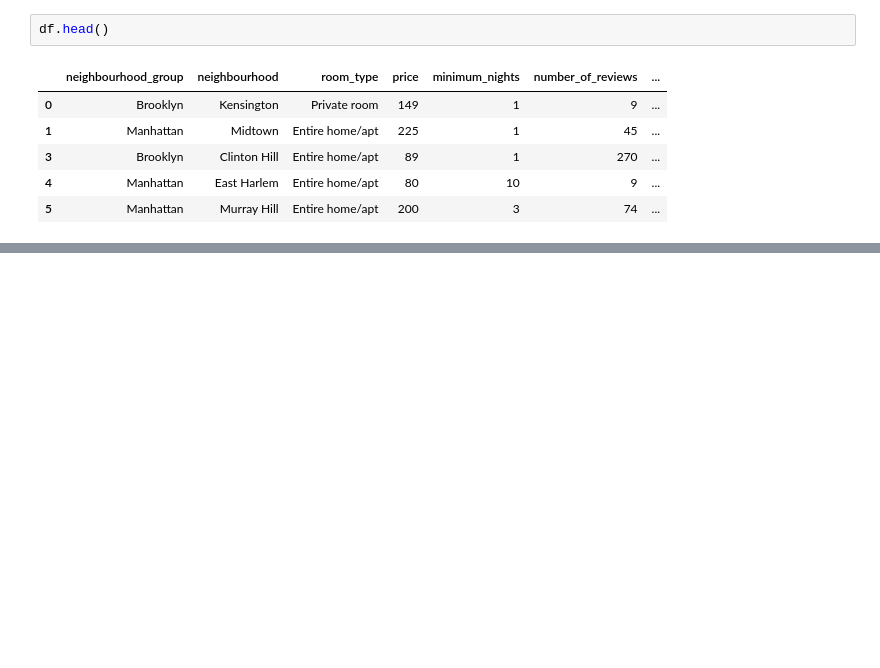
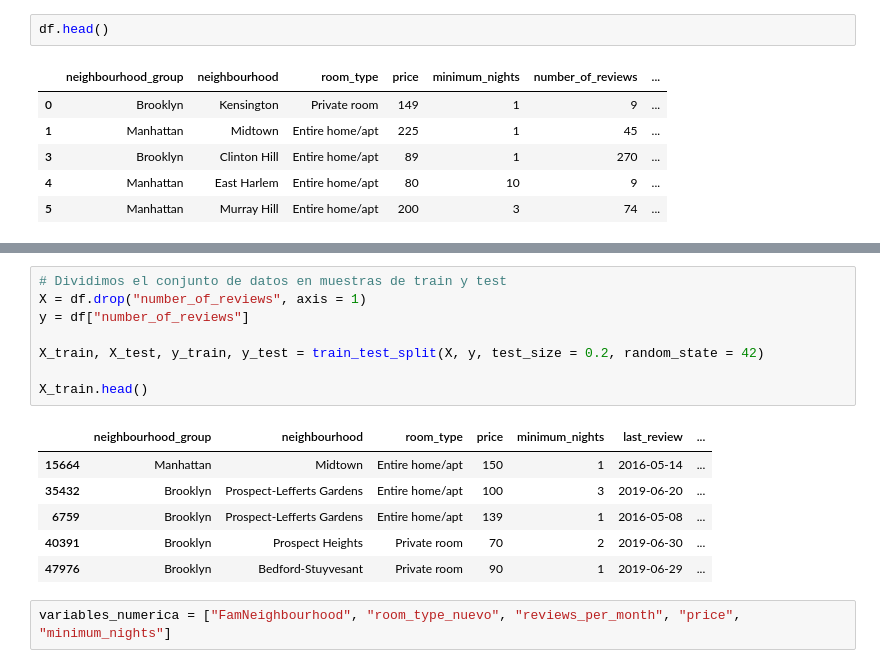
Before and after one commit to Jorge3127/machine-learning-python-template-Jorge3127, a Jupyter notebook: src/explore.ipynb, the cells around one changed output, grey strips where cells are left out. Drawn from its saved outputs; the diff is of its cells as text; blank space fills up the shorter version.

```diff
--- a/src/explore.ipynb
+++ b/src/explore.ipynb
@@ -663,0 +695,17 @@ See the caveats in the documentation: https://pandas.pydata.org/pandas-docs/stab
+# %%
+# Dividimos el conjunto de datos en muestras de train y test
+X = df.drop("number_of_reviews", axis = 1)
+y = df["number_of_reviews"]
+
+X_train, X_test, y_train, y_test = train_test_split(X, y, test_size = 0.2, random_state = 42)
+
+X_train.head()
+# %% [output]
+|  | neighbourhood_group | neighbourhood | room_type | price | minimum_nights | last_review | ... |
+| 15664 | Manhattan | Midtown | Entire home/apt | 150 | 1 | 2016-05-14 | ... |
+| 35432 | Brooklyn | Prospect-Lefferts Gardens | Entire home/apt | 100 | 3 | 2019-06-20 | ... |
+| 6759 | Brooklyn | Prospect-Lefferts Gardens | Entire home/apt | 139 | 1 | 2016-05-08 | ... |
+| 40391 | Brooklyn | Prospect Heights | Private room | 70 | 2 | 2019-06-30 | ... |
+| 47976 | Brooklyn | Bedford-Stuyvesant | Private room | 90 | 1 | 2019-06-29 | ... |
+# %%
+variables_numerica = ["FamNeighbourhood", "room_type_nuevo", "reviews_per_month", "price", "minimum_nights"]
```
Also changed, not shown: parts of 10 cells of this notebook.
